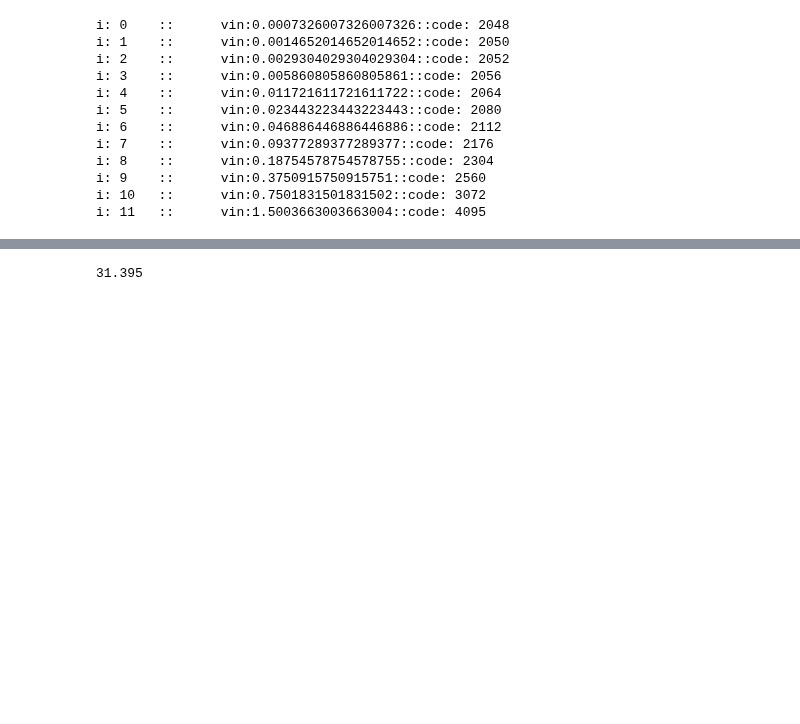
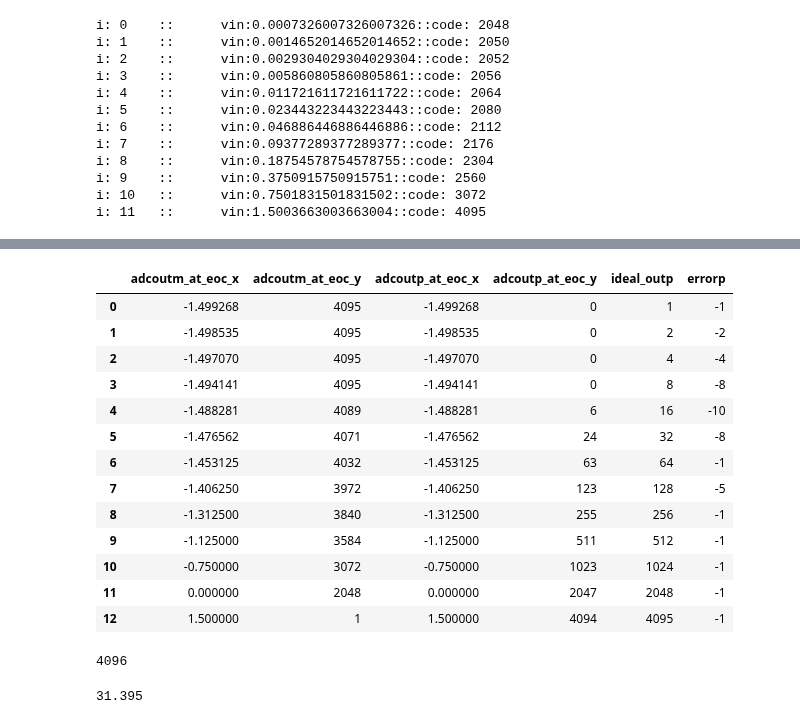
Before and after one commit to venkataratnamb20/quicksilicon, a Jupyter notebook: notebooks/vlsi/pyadc/pyadc.ipynb, the cells around one changed output, grey strips where cells are left out. Cells and saved outputs as stored; diff of their text form; code cells hidden in the pictures; blank space fills up the shorter version.

```diff
--- a/notebooks/vlsi/pyadc/pyadc.ipynb
+++ b/notebooks/vlsi/pyadc/pyadc.ipynb
@@ -419,3 +567,27 @@ File not found: /content/data/saradc_out_linearity_bitshift250128.csv
+# %%
+vrefp = 1.5
+
+adcout_df = process_adc_sim_data("/content/data/saradc_out_linearity_bitshift250211_allSch_v2_outp.csv")
+adcout_df
+# %% [output]
+|  | adcoutm_at_eoc_x | adcoutm_at_eoc_y | adcoutp_at_eoc_x | adcoutp_at_eoc_y | ideal_outp | errorp |
+| 0 | -1.499268 | 4095 | -1.499268 | 0 | 1 | -1 |
+| 1 | -1.498535 | 4095 | -1.498535 | 0 | 2 | -2 |
+| 2 | -1.497070 | 4095 | -1.497070 | 0 | 4 | -4 |
+| 3 | -1.494141 | 4095 | -1.494141 | 0 | 8 | -8 |
+| 4 | -1.488281 | 4089 | -1.488281 | 6 | 16 | -10 |
+| 5 | -1.476562 | 4071 | -1.476562 | 24 | 32 | -8 |
+| 6 | -1.453125 | 4032 | -1.453125 | 63 | 64 | -1 |
+| 7 | -1.406250 | 3972 | -1.406250 | 123 | 128 | -5 |
+| 8 | -1.312500 | 3840 | -1.312500 | 255 | 256 | -1 |
+| 9 | -1.125000 | 3584 | -1.125000 | 511 | 512 | -1 |
+| 10 | -0.750000 | 3072 | -0.750000 | 1023 | 1024 | -1 |
+| 11 | 0.000000 | 2048 | 0.000000 | 2047 | 2048 | -1 |
+| 12 | 1.500000 | 1 | 1.500000 | 4094 | 4095 | -1 |
+# %%
+adc12.qlevels
+# %% [output]
+4096
 # %%
 23e-3 / adc_diff.lsb
 # %% [output]
```
Also changed, not shown: parts of 10 cells of this notebook.
